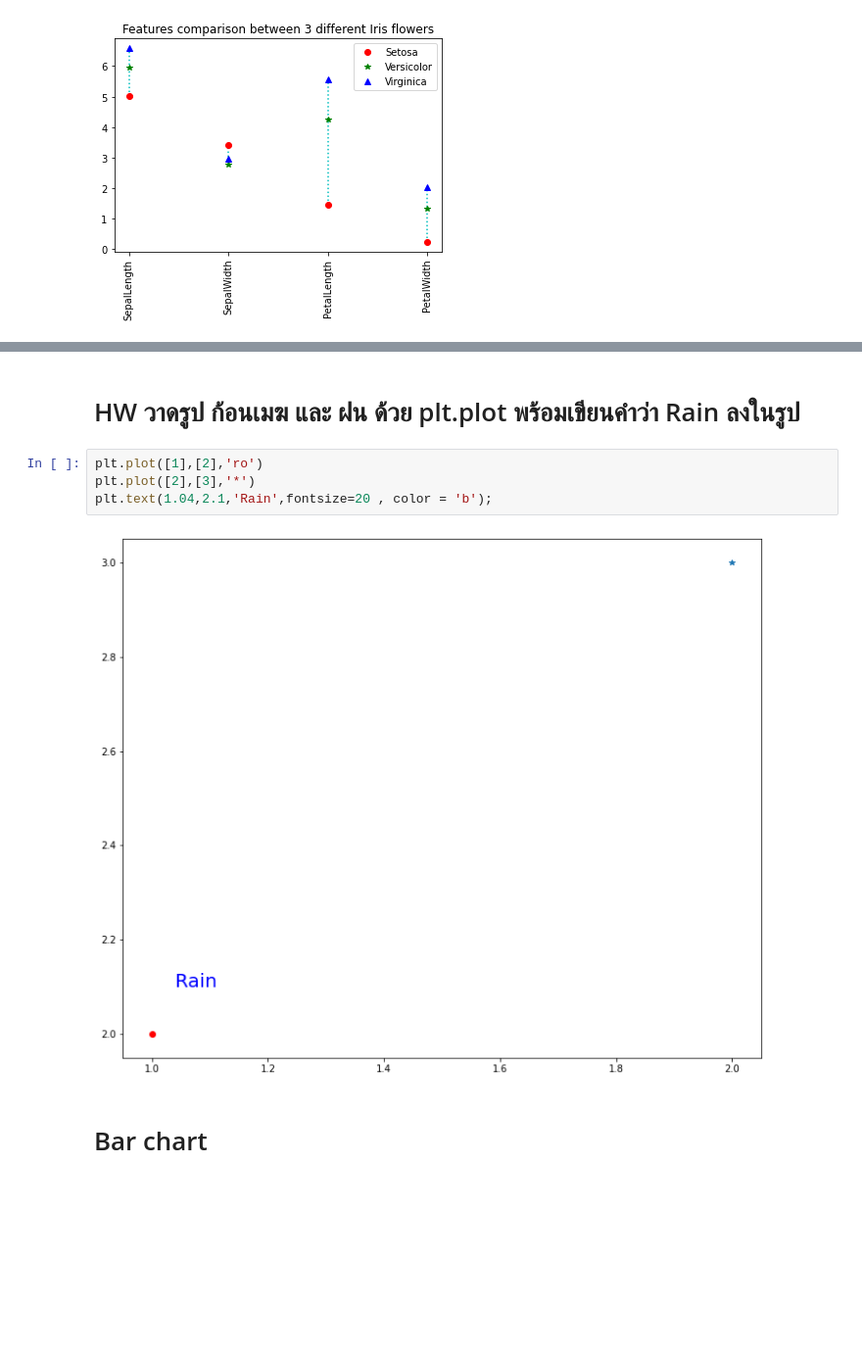
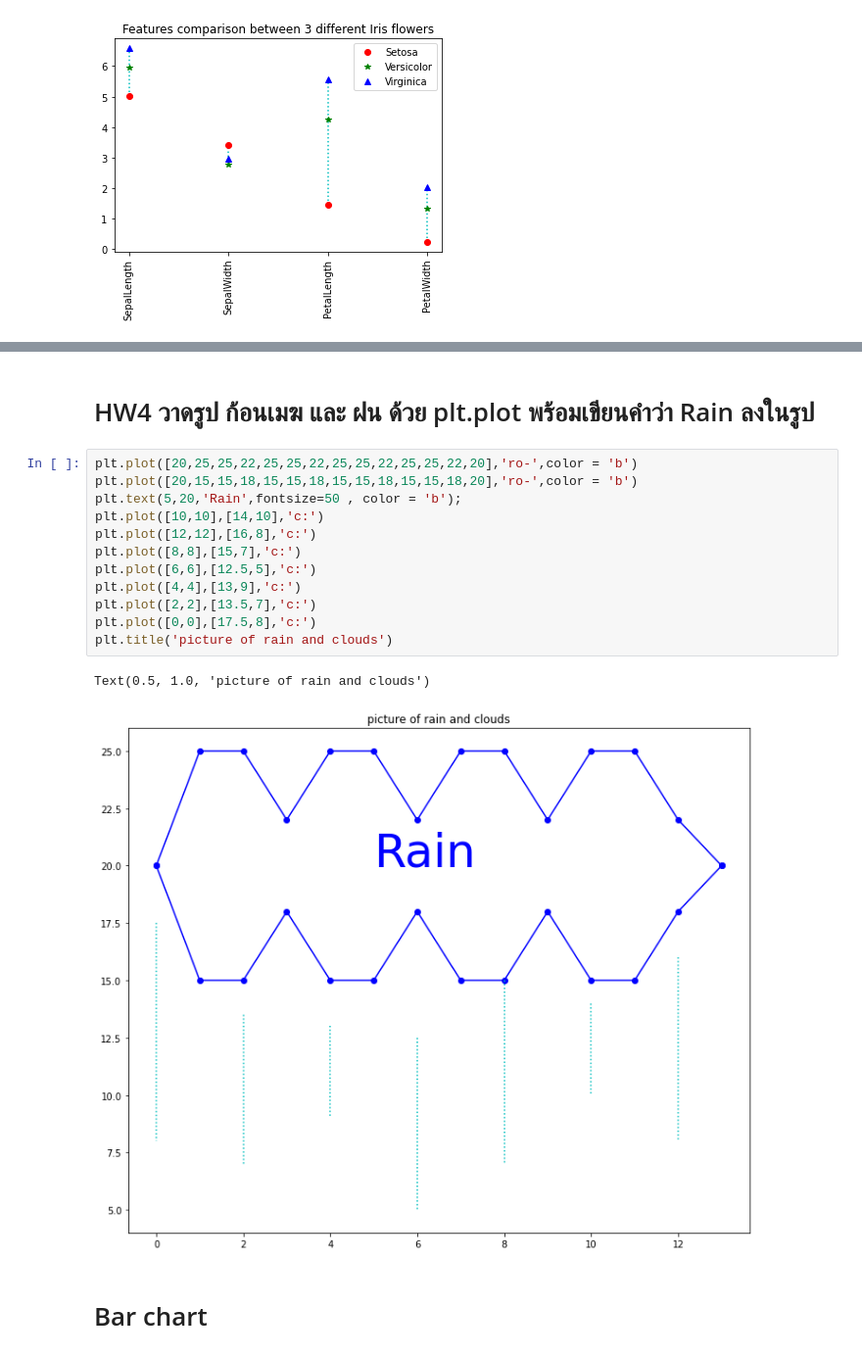
Before and after one commit to Pittawas6330210206/BasicProg_Dataviz65, a Jupyter notebook: DataViz04_Data_Comparison.ipynb, the cells around one changed output, grey strips where cells are left out. Shown at 98% size. Saved outputs shown, nothing was run; the diff lists cells and outputs as text; blank space fills up the shorter version.

```diff
--- a/DataViz04_Data_Comparison.ipynb
+++ b/DataViz04_Data_Comparison.ipynb
@@ -164,11 +164,20 @@ plt.ylabel('size (cm)');
 # %% [markdown]
-# HW วาดรูป ก้อนเมฆ และ ฝน ด้วย plt.plot พร้อมเขียนคำว่า Rain ลงในรูป
+# HW4 วาดรูป ก้อนเมฆ และ ฝน ด้วย plt.plot พร้อมเขียนคำว่า Rain ลงในรูป
-# %%
-plt.plot([1],[2],'ro')
-plt.plot([2],[3],'*')
-plt.text(1.04,2.1,'Rain',fontsize=20 , color = 'b');
-# %% [output]
-[figure, removed]
+# %%
+plt.plot([20,25,25,22,25,25,22,25,25,22,25,25,22,20],'ro-',color = 'b')
+plt.plot([20,15,15,18,15,15,18,15,15,18,15,15,18,20],'ro-',color = 'b')
+plt.text(5,20,'Rain',fontsize=50 , color = 'b');
+plt.plot([10,10],[14,10],'c:')
+plt.plot([12,12],[16,8],'c:')
+plt.plot([8,8],[15,7],'c:')
+plt.plot([6,6],[12.5,5],'c:')
+plt.plot([4,4],[13,9],'c:')
+plt.plot([2,2],[13.5,7],'c:')
+plt.plot([0,0],[17.5,8],'c:')
+plt.title('picture of rain and clouds')
+# %% [output]
+Text(0.5, 1.0, 'picture of rain and clouds')
+[figure, added]
 # %% [markdown]
  # Bar chart
 # %%
```
Also changed, not shown: parts of 2 cells of this notebook.
